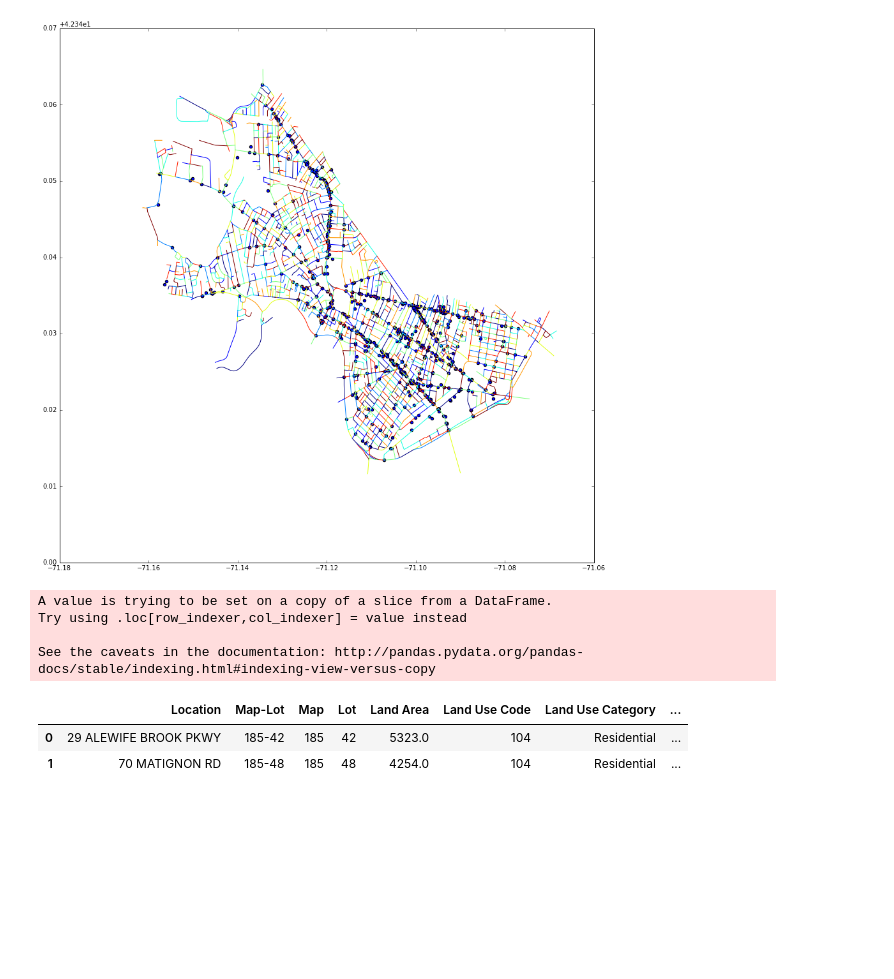
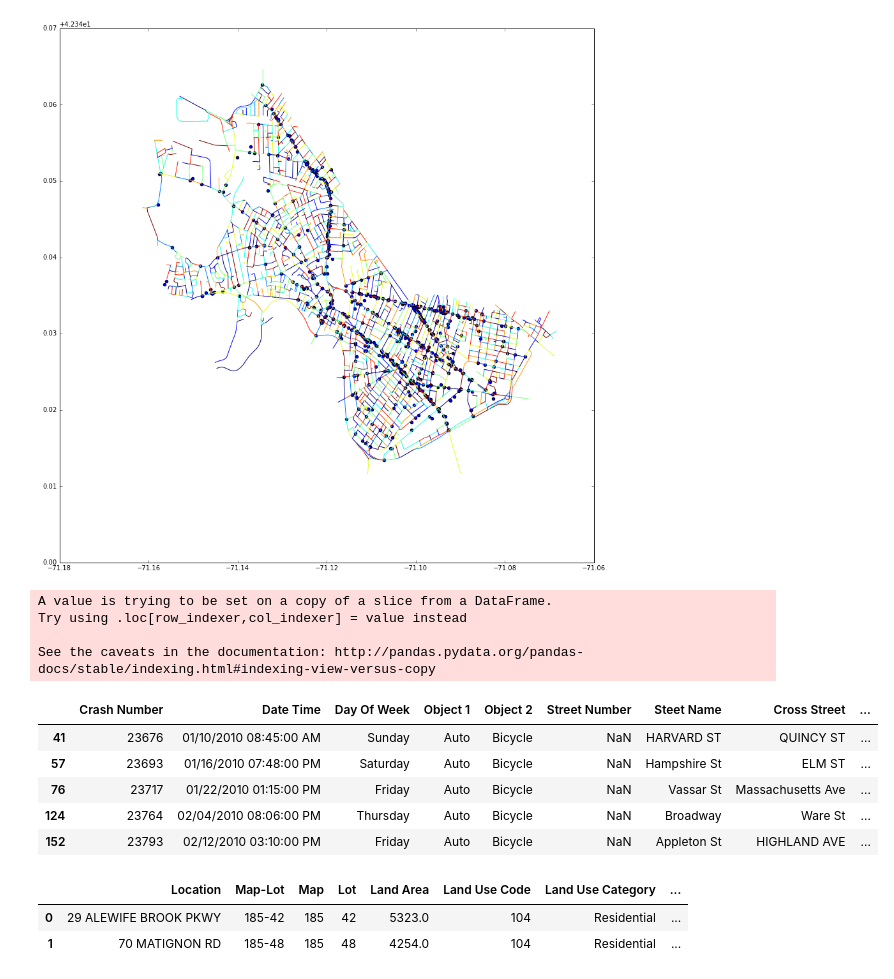
Before and after one commit to NickHoernle/Artificial-Intelligence-CS182-Project, a Jupyter notebook: exploration/exploration.ipynb, the cells around one changed output. Saved outputs shown, nothing was run; the diff lists cells and outputs as text; code cells hidden in the pictures; blank space fills up the shorter version.

```diff
--- a/exploration/exploration.ipynb
+++ b/exploration/exploration.ipynb
@@ -105,10 +106,11 @@ street_centerline.plot(ax=ax)
 <matplotlib.axes._subplots.AxesSubplot at 0x...>
 [figure]
 # %%
+street_ids = street_centerline['id']
 def find_street(p1):
     X_1 = Point(p1['Longitude'], p1['Latitude'])
     distances = [X_1.distance(c) for c in street_centerline['geometry']]
-    return np.argmin(distances)
+    return street_ids[np.argmin(distances)]
 bike_accidents['Street_ID'] = bike_accidents.apply(find_street, axis=1)
 # %% [output]
 A value is trying to be set on a copy of a slice from a DataFrame.
@@ -117,6 +119,15 @@ Try using .loc[row_indexer,col_indexer] = value instead
 See the caveats in the documentation: http://pandas.pydata.org/pandas-docs/stable/indexing.html#indexing-view-versus-copy
 # %%
 bike_accidents = bike_accidents.dropna(axis=0, how='any', subset=['Latitude', 'Longitude'])
+# %%
+bike_accidents.head()
+# %% [output]
+|  | Crash Number | Date Time | Day Of Week | Object 1 | Object 2 | Street Number | Steet Name | Cross Street | ... |
+| 41 | 23676 | 01/10/2010 08:45:00 AM | Sunday | Auto | Bicycle | NaN | HARVARD ST | QUINCY ST | ... |
+| 57 | 23693 | 01/16/2010 07:48:00 PM | Saturday | Auto | Bicycle | NaN | Hampshire St | ELM ST | ... |
+| 76 | 23717 | 01/22/2010 01:15:00 PM | Friday | Auto | Bicycle | NaN | Vassar St | Massachusetts Ave | ... |
+| 124 | 23764 | 02/04/2010 08:06:00 PM | Thursday | Auto | Bicycle | NaN | Broadway | Ware St | ... |
+| 152 | 23793 | 02/12/2010 03:10:00 PM | Friday | Auto | Bicycle | NaN | Appleton St | HIGHLAND AVE | ... |
 # %%
 bike_accidents.to_csv('bicycle_crashes.csv')
 # %%
```
Also changed, not shown: parts of 1 cell of this notebook, 3 other files.
